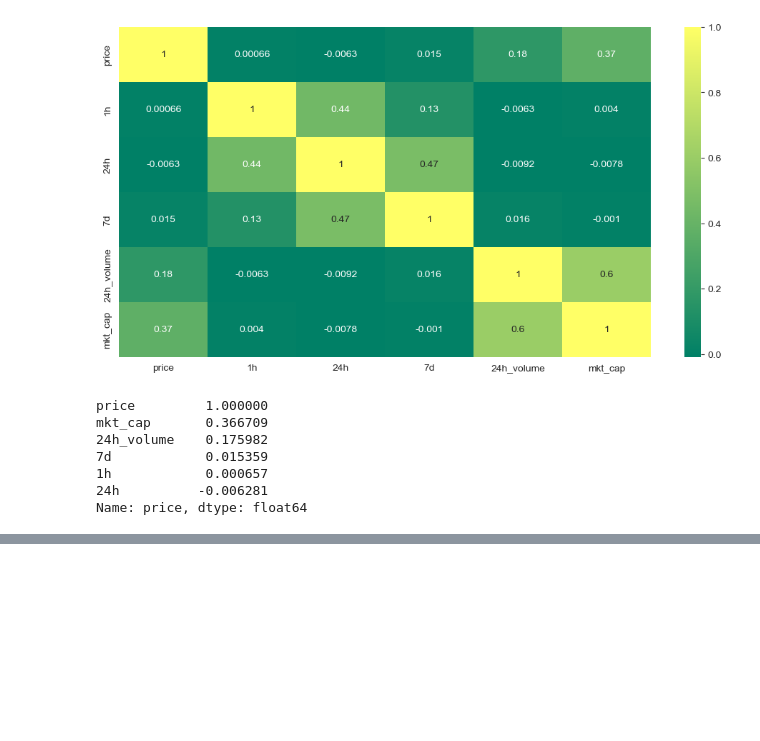
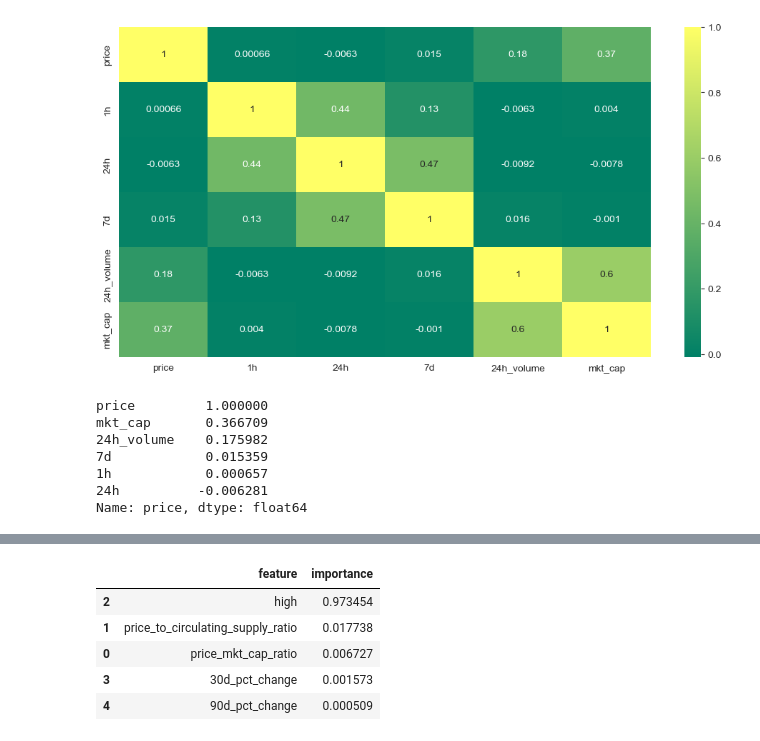
Before and after one commit to ashioyajotham/Quant, a Jupyter notebook: Cryptocurrency Price & Market Data/coin-gecko.ipynb, the cells around one changed output, grey strips where cells are left out. Saved outputs shown, nothing was run; the diff lists cells and outputs as text; code cells hidden in the pictures; blank space fills up the shorter version.

```diff
--- a/Cryptocurrency Price & Market Data/coin-gecko.ipynb
+++ b/Cryptocurrency Price & Market Data/coin-gecko.ipynb
@@ -246,0 +451,11 @@ coin_gecko.head()
+# %%
+# Feature importance
+feature_importance = pd.DataFrame({'feature': X_train.columns, 'importance': rf.feature_importances_})
+feature_importance.sort_values(by='importance', ascending=False)
+# %% [output]
+|  | feature | importance |
+| 2 | high | 0.973454 |
+| 1 | price_to_circulating_supply_ratio | 0.017738 |
+| 0 | price_mkt_cap_ratio | 0.006727 |
+| 3 | 30d_pct_change | 0.001573 |
+| 4 | 90d_pct_change | 0.000509 |
```
Also changed, not shown: parts of 16 cells of this notebook.
